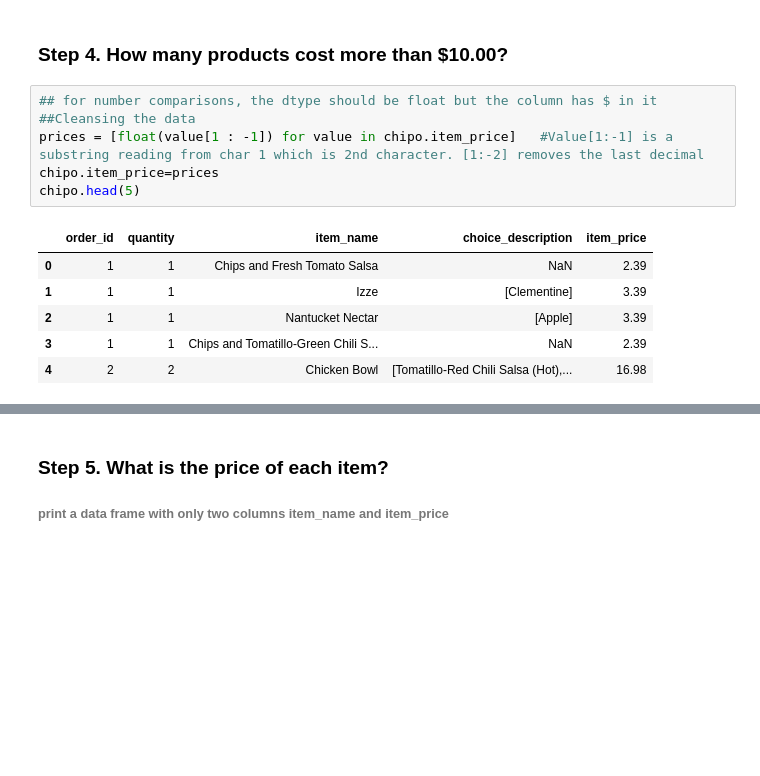
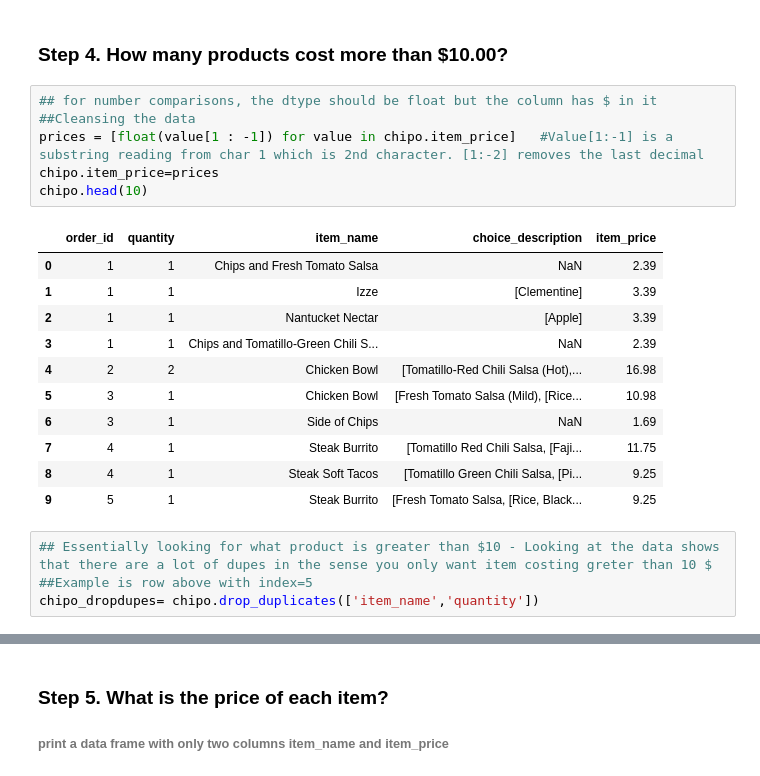
Before and after one commit to meenalj/dsnoob, a Jupyter notebook: Chipotle_Exercises_and_Solutions_MJ.ipynb, the cells around one changed output, grey strips where cells are left out. Cells and saved outputs as stored; diff of their text form; blank space fills up the shorter version.

```diff
--- a/Chipotle_Exercises_and_Solutions_MJ.ipynb
+++ b/Chipotle_Exercises_and_Solutions_MJ.ipynb
@@ -39,13 +39,22 @@ dtype: object
 # %%
 ## for number comparisons, the dtype should be float but the column has $ in it
 ##Cleansing the data
 prices = [float(value[1 : -1]) for value in chipo.item_price]   #Value[1:-1] is a substring reading from char 1 which is 2nd character. [1:-2] removes the last decimal
 chipo.item_price=prices
-chipo.head(5)
+chipo.head(10)
 # %% [output]
 |  | order_id | quantity | item_name | choice_description | item_price |
 | 0 | 1 | 1 | Chips and Fresh Tomato Salsa | NaN | 2.39 |
 | 1 | 1 | 1 | Izze | [Clementine] | 3.39 |
 | 2 | 1 | 1 | Nantucket Nectar | [Apple] | 3.39 |
 | 3 | 1 | 1 | Chips and Tomatillo-Green Chili S... | NaN | 2.39 |
 | 4 | 2 | 2 | Chicken Bowl | [Tomatillo-Red Chili Salsa (Hot),... | 16.98 |
+| 5 | 3 | 1 | Chicken Bowl | [Fresh Tomato Salsa (Mild), [Rice... | 10.98 |
+| 6 | 3 | 1 | Side of Chips | NaN | 1.69 |
+| 7 | 4 | 1 | Steak Burrito | [Tomatillo Red Chili Salsa, [Faji... | 11.75 |
+| 8 | 4 | 1 | Steak Soft Tacos | [Tomatillo Green Chili Salsa, [Pi... | 9.25 |
+| 9 | 5 | 1 | Steak Burrito | [Fresh Tomato Salsa, [Rice, Black... | 9.25 |
+# %%
+## Essentially looking for what product is greater than $10 - Looking at the data shows that there are a lot of dupes in the sense you only want item costing greter than 10 $
+##Example is row above with index=5
+chipo_dropdupes= chipo.drop_duplicates(['item_name','quantity'])
```
Also changed, not shown: parts of 7 cells of this notebook.
